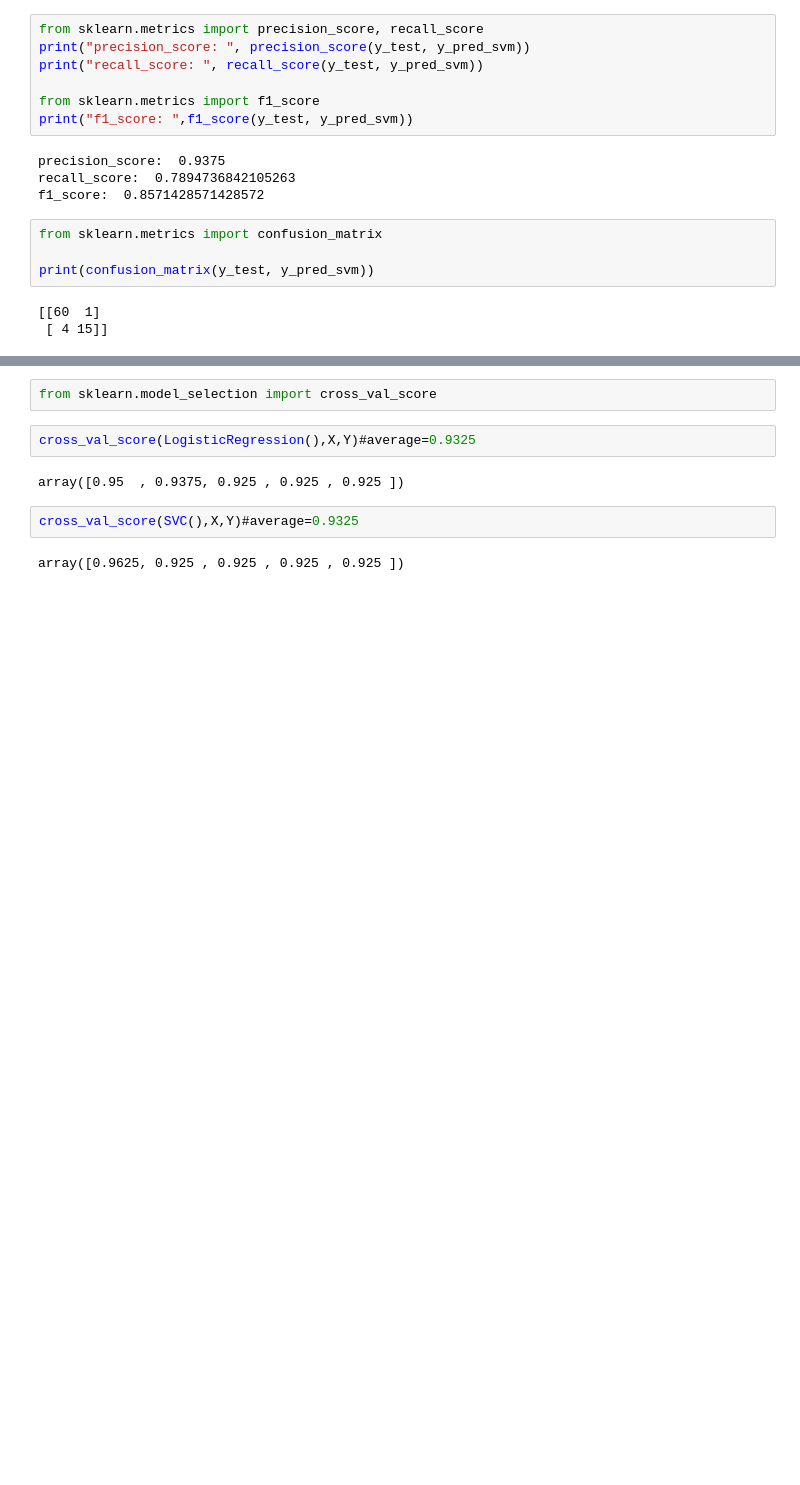
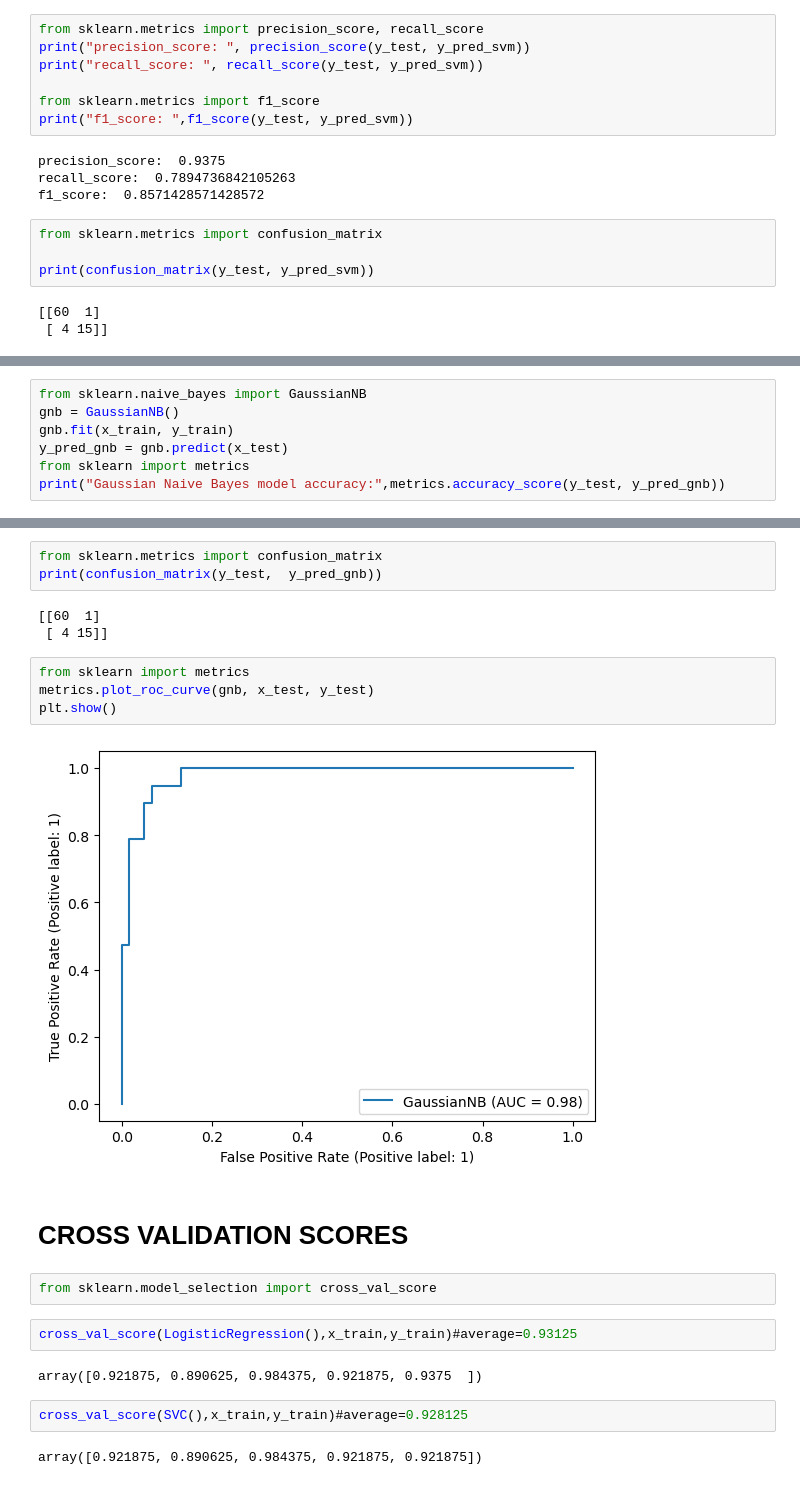
Before and after one commit to Dheeraj10869/Graduate-admission, a Jupyter notebook: Graduate Admission Prediction.ipynb, the cells around one changed output, grey strips where cells are left out. Saved outputs shown, nothing was run; the diff lists cells and outputs as text; blank space fills up the shorter version.

```diff
--- a/Graduate Admission Prediction.ipynb
+++ b/Graduate Admission Prediction.ipynb
@@ -341,0 +346,7 @@ from sklearn.ensemble import RandomForestClassifier
+# %%
+from sklearn.naive_bayes import GaussianNB
+gnb = GaussianNB()
+gnb.fit(x_train, y_train)
+y_pred_gnb = gnb.predict(x_test)
+from sklearn import metrics
+print("Gaussian Naive Bayes model accuracy:",metrics.accuracy_score(y_test, y_pred_gnb))
@@ -342,11 +366,25 @@ from sklearn.ensemble import RandomForestClassifier
+# %%
+from sklearn.metrics import confusion_matrix
+print(confusion_matrix(y_test,  y_pred_gnb))
+# %% [output]
+[[60  1]
+ [ 4 15]]
+# %%
+from sklearn import metrics
+metrics.plot_roc_curve(gnb, x_test, y_test)
+plt.show()
+# %% [output]
+[figure, added]
+# %% [markdown]
+# CROSS VALIDATION SCORES
 # %%
 from sklearn.model_selection import cross_val_score
 # %%
-cross_val_score(LogisticRegression(),X,Y)#average=0.9325
+cross_val_score(LogisticRegression(),x_train,y_train)#average=0.93125
 # %% [output]
-array([0.95  , 0.9375, 0.925 , 0.925 , 0.925 ])
+array([0.921875, 0.890625, 0.984375, 0.921875, 0.9375  ])
 # %%
-cross_val_score(SVC(),X,Y)#average=0.9325
+cross_val_score(SVC(),x_train,y_train)#average=0.928125
 # %% [output]
-array([0.9625, 0.925 , 0.925 , 0.925 , 0.925 ])
+array([0.921875, 0.890625, 0.984375, 0.921875, 0.921875])
 # %%
```
Also changed, not shown: parts of 40 cells of this notebook, 3 other files.
